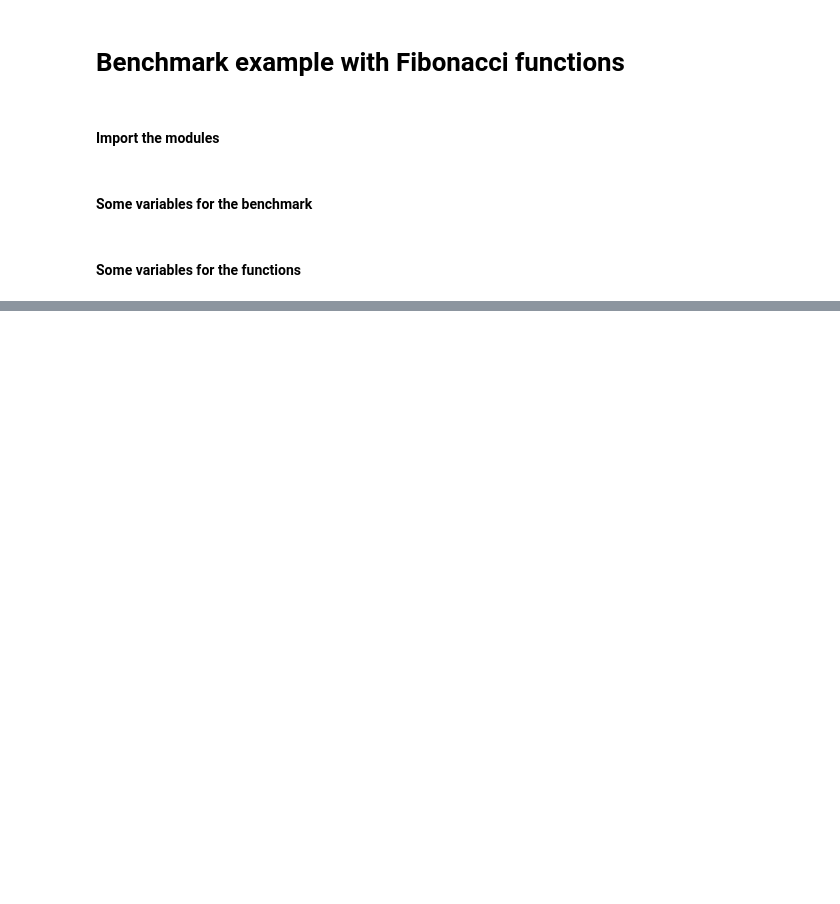
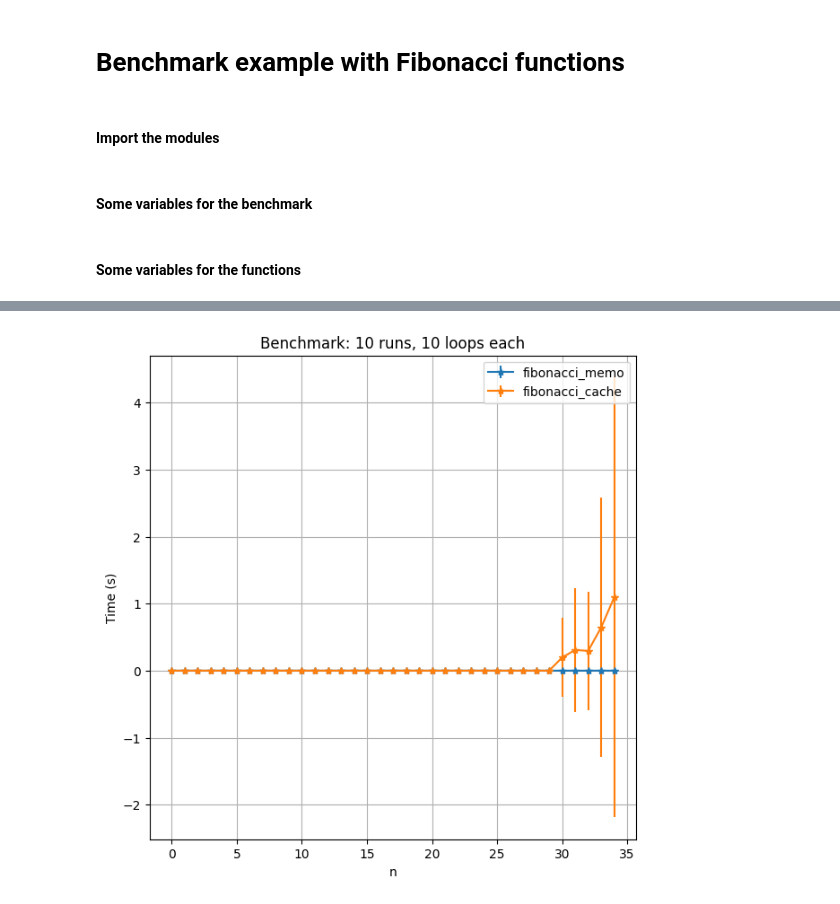
Before and after one commit to EdgarGF93/benchmark, a Jupyter notebook: benchmark_example.ipynb, the cells around one changed output, grey strips where cells are left out. Saved outputs shown, nothing was run; the diff lists cells and outputs as text; code cells hidden in the pictures; blank space fills up the shorter version.

```diff
--- a/benchmark_example.ipynb
+++ b/benchmark_example.ipynb
@@ -32,0 +34,13 @@ plot_efficiencies(
+# %%
+plot_efficiencies(
+    func_list=[
+    fibonacci_memo,
+    fibonacci_cache,
+],
+    var_iter=VARIABLE_NAME,
+    value_iter=np.arange(35),
+    runs=RUNS,
+    loops=LOOPS,
+)
+# %% [output]
+[figure, added]
```
Also changed, not shown: parts of 4 cells of this notebook, 2 other files.
